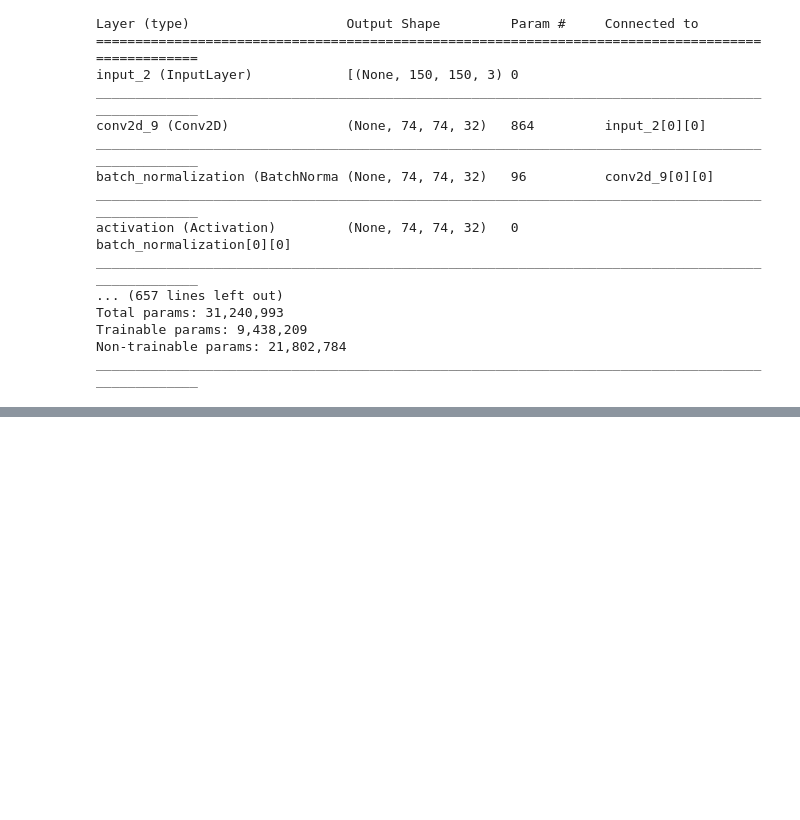
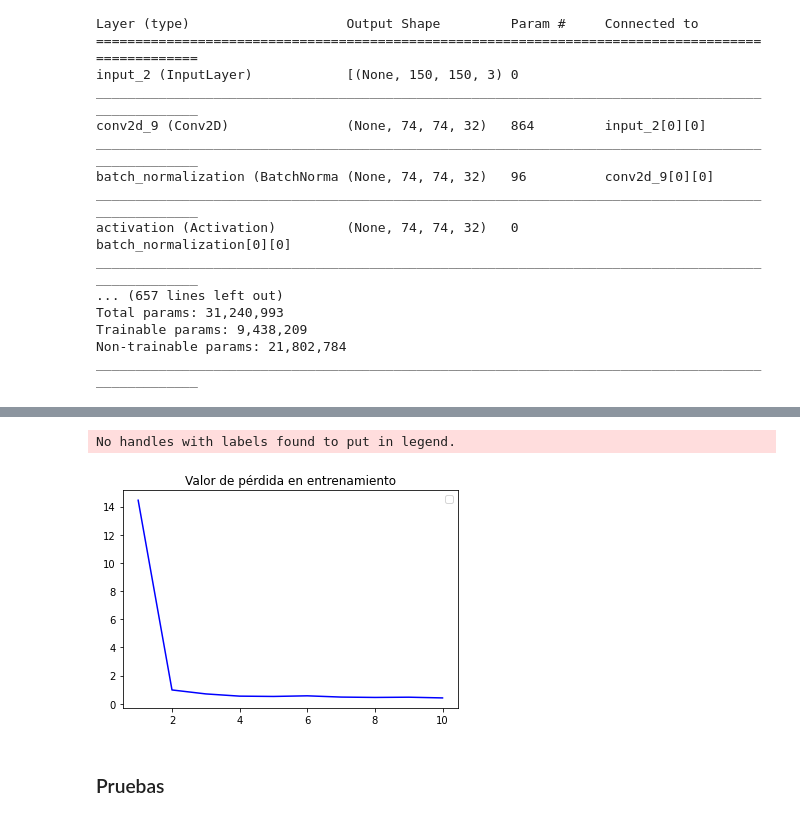
Before and after one commit to Popou123/Trabajo-Jaime-Rodriguez-Albuin, a Jupyter notebook: TFG.ipynb, the cells around one changed output, grey strips where cells are left out. Cells and saved outputs as stored; diff of their text form; code cells hidden in the pictures; blank space fills up the shorter version.

```diff
--- a/TFG.ipynb
+++ b/TFG.ipynb
@@ -1056,0 +1086,15 @@ Epoch 10/10
+# %%
+from matplotlib import pyplot
+import pandas as pd
+historial_modelo_inception = pd.read_csv('/content/gdrive/My Drive/historial_modelo_inception.csv').to_dict()
+prec2 = list(historial_modelo_inception['acc'].values())
+validacion_prec2 = list(historial_modelo_inception['val_acc'].values())
+perdida2 = list(historial_modelo_inception['loss'].values())
+validacion_perdida2 = list(historial_modelo_inception['val_loss'].values())
+n_epochs2 = range(1, len(prec2) + 1)
+
+pyplot.plot(n_epochs2, prec2, 'b')
+#pyplot.plot(n_epochs2, validacion_prec2, 'b', label='Precisión en validación')
+pyplot.title('Precisión en entrenamiento')
+pyplot.legend()
+pyplot.show()
@@ -1056,0 +1104,11 @@ Epoch 10/10
+# %%
+pyplot.plot(n_epochs2, perdida2, 'b')
+#pyplot.plot(n_epochs2, val_loss2, 'b', label='Pérdida en validación')
+pyplot.title('Valor de pérdida en entrenamiento')
+pyplot.legend()
+pyplot.show()
+# %% [output]
+No handles with labels found to put in legend.
+[figure, added]
+# %% [markdown]
+### Pruebas
```
Also changed, not shown: parts of 24 cells of this notebook.
